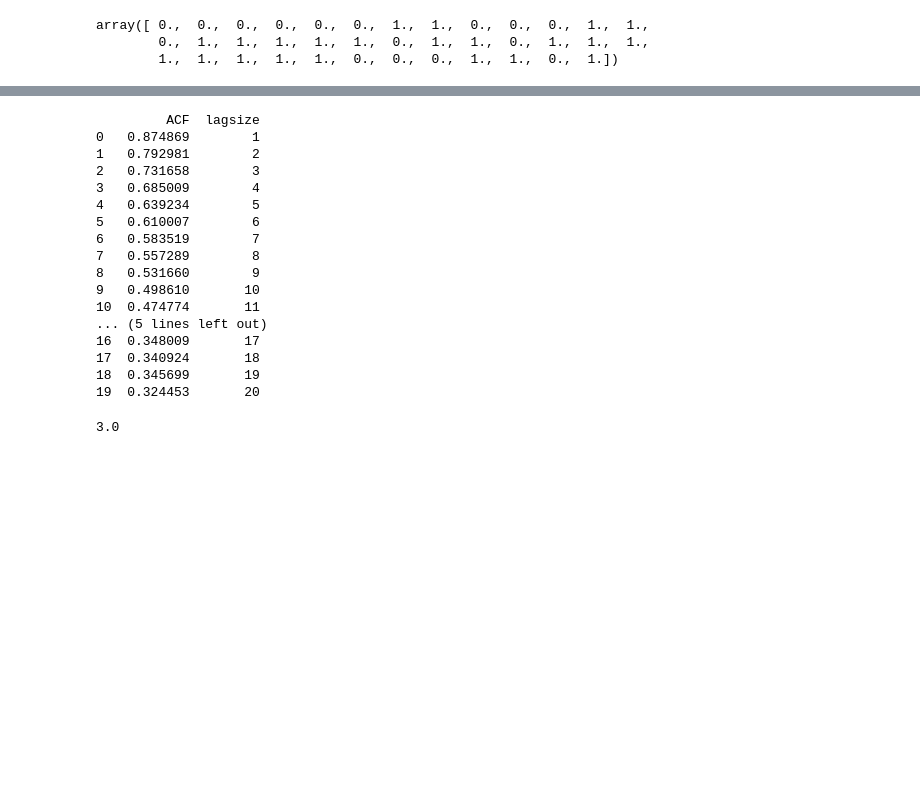
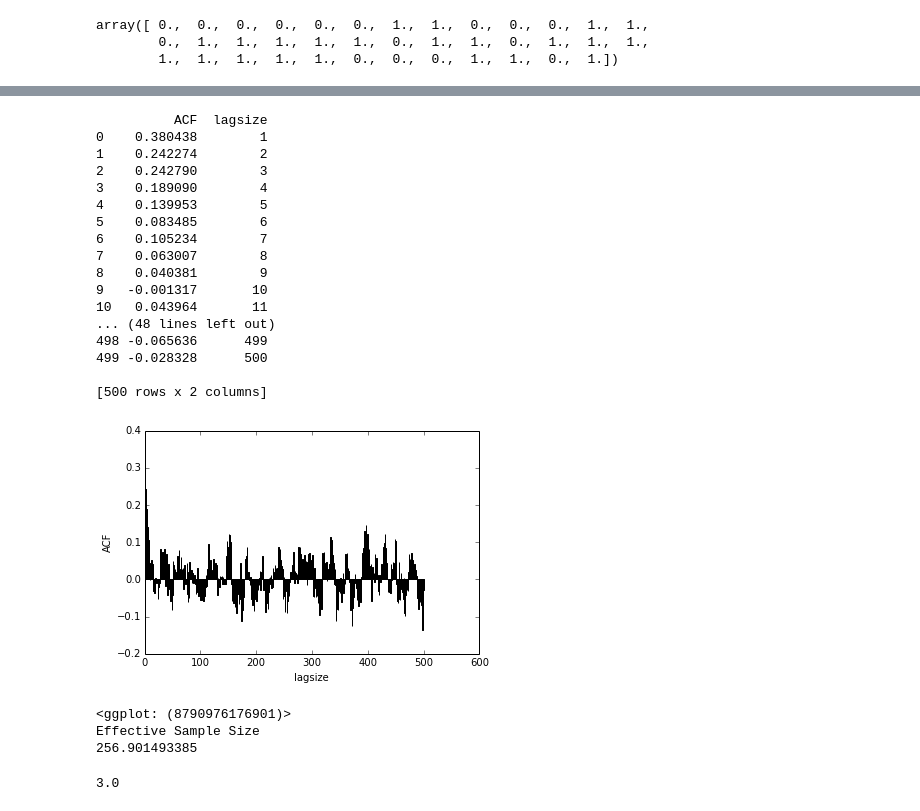
Before and after one commit to ap728/ppl-hormones, a Jupyter notebook: src/main.ipynb, the cells around one changed output, grey strips where cells are left out. Cells and saved outputs as stored; diff of their text form; code cells hidden in the pictures; blank space fills up the shorter version.

Commit message:
Added effective sample size calculation

```diff
--- a/src/main.ipynb
+++ b/src/main.ipynb
@@ -262,45 +245,60 @@ print(trace)
 # %%
 # Autocorrelation
 
 ACF = []
-for lag in range(1,21):
+for lag in range(1,501):
     result = []
     for row in range(lag,1000):
         result.append(df.ix[row,"cluster_num_count"])
     original = samples[:-lag]
-    ACF.append(sp.stats.pearsonr(original,result))
+    ACF.append(sp.stats.spearmanr(original,result))
 
-# print(ACF)
+# Returns a list of tuples of ACF values for lags in range
+
 ACF = [x[0] for x in ACF]
-# print(ACF)
 
 s0 = pd.Series(ACF, name='ACF')
 
-lagsize = range(1,21)
-s1 = pd.Series(range(1,21), name='lagsize')
+lagsize = range(1,501)
+s1 = pd.Series(range(1,501), name='lagsize')
 
 newdf = pd.DataFrame(s0, columns=["ACF"])
 newdf['lagsize'] = s1
 
 print(newdf)
+
+x = ggplot.ggplot(ggplot.aes(x='lagsize', y='ACF'), data=newdf)
+x = (x + ggplot.geom_bar(stat="bar")+ggplot.theme_matplotlib())
+
+print(x)
+
+# Effective sample size
+last_k =[ n for n,i in enumerate(ACF) if i<0.05 ][0]
+ACF_k = ACF[0:last_k]
+print('Effective Sample Size')
+print(1000/(1+(2*sum(ACF_k))))
 # %% [output]
-         ACF  lagsize
-0   0.874869        1
-1   0.792981        2
-2   0.731658        3
-3   0.685009        4
-4   0.639234        5
-5   0.610007        6
-6   0.583519        7
-7   0.557289        8
-8   0.531660        9
-9   0.498610       10
-10  0.474774       11
-... (5 lines left out)
-16  0.348009       17
-17  0.340924       18
-18  0.345699       19
-19  0.324453       20
+          ACF  lagsize
+0    0.380438        1
+1    0.242274        2
+2    0.242790        3
+3    0.189090        4
+4    0.139953        5
+5    0.083485        6
+6    0.105234        7
+7    0.063007        8
+8    0.040381        9
+9   -0.001317       10
+10   0.043964       11
+... (48 lines left out)
+498 -0.065636      499
+499 -0.028328      500
+
+[500 rows x 2 columns]
+[figure, added]
+<ggplot: (8790976176901)>
+Effective Sample Size
+256.901493385
 # %%
 # Find median of above
 np.median(samples)
```
Also changed, not shown: parts of 8 cells of this notebook.
